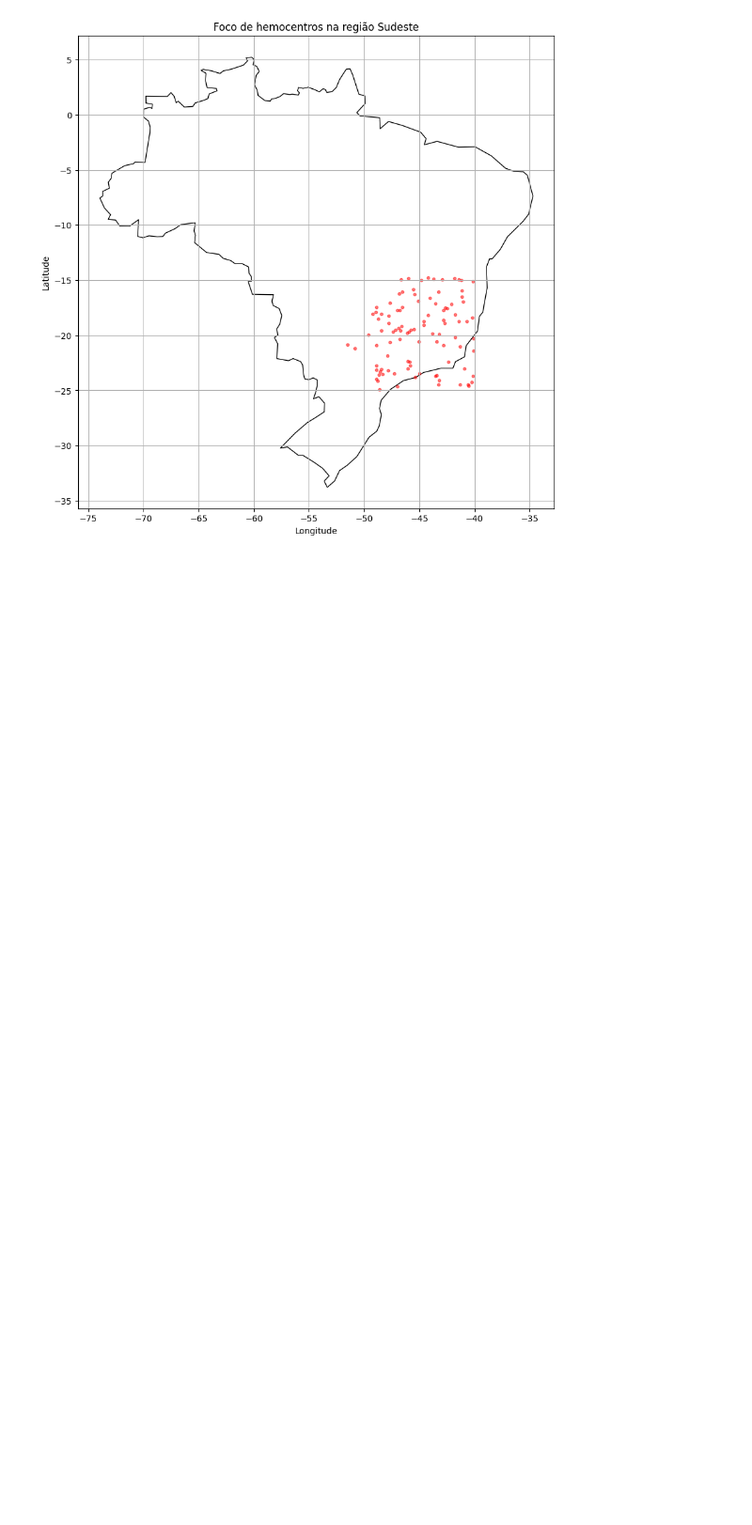
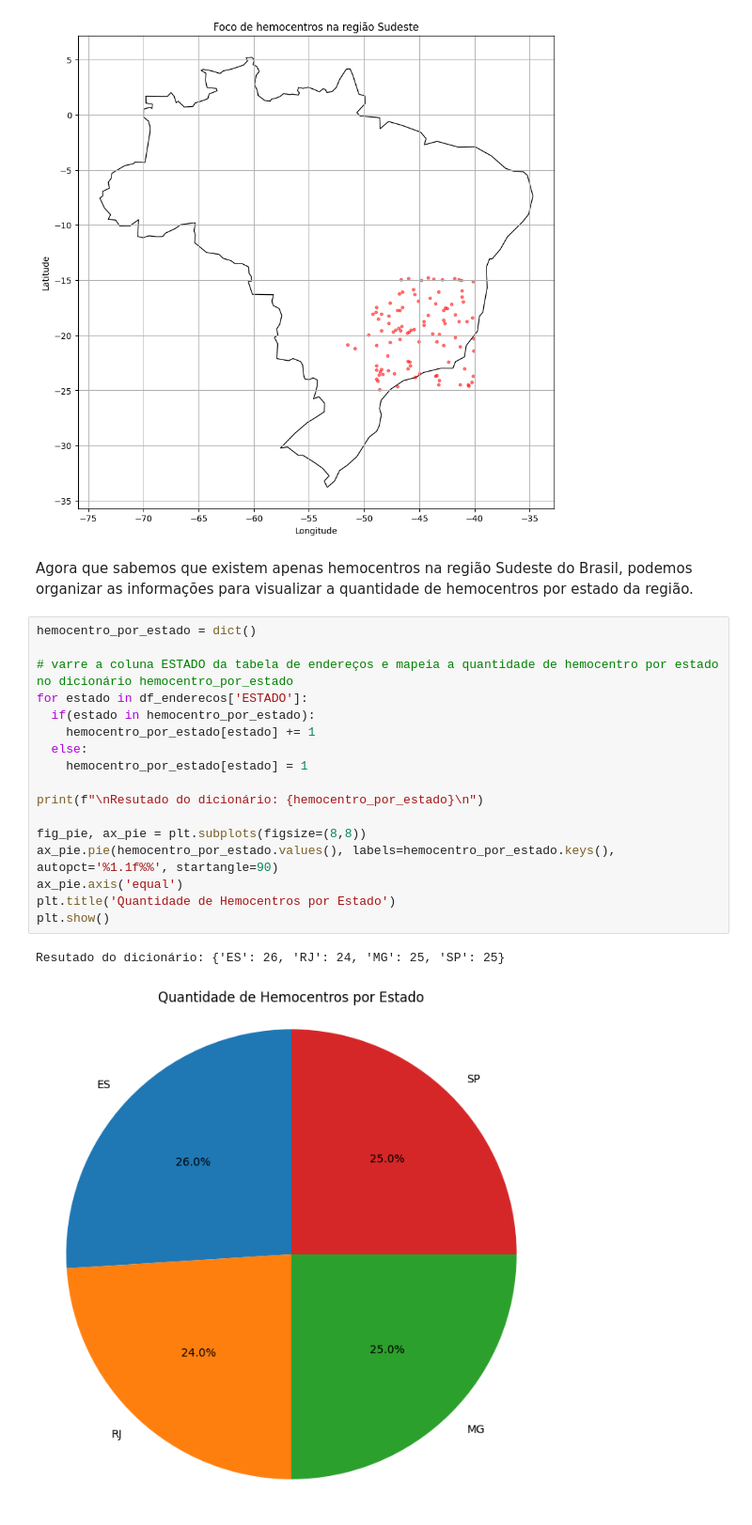
Before and after one commit to joao-montanari/banco-de-sangue, a Jupyter notebook: banco_de_sangue.ipynb, the cells around one changed output. Shown at 94% size. Saved outputs shown, nothing was run; the diff lists cells and outputs as text; blank space fills up the shorter version.

Commit message:
Update na sessão de Tabela pessoas

```diff
--- a/banco_de_sangue.ipynb
+++ b/banco_de_sangue.ipynb
@@ -114,3 +114,25 @@ plt.grid(True)
 plt.show()
 # %% [output]
 [figure]
+# %% [markdown]
+Agora que sabemos que existem apenas hemocentros na região Sudeste do Brasil, podemos organizar as informações para visualizar a quantidade de hemocentros por estado da região.
+# %%
+hemocentro_por_estado = dict()
+
+# varre a coluna ESTADO da tabela de endereços e mapeia a quantidade de hemocentro por estado no dicionário hemocentro_por_estado
+for estado in df_enderecos['ESTADO']:
+  if(estado in hemocentro_por_estado):
+    hemocentro_por_estado[estado] += 1
+  else:
+    hemocentro_por_estado[estado] = 1
+
+print(f"\nResutado do dicionário: {hemocentro_por_estado}\n")
+
+fig_pie, ax_pie = plt.subplots(figsize=(8,8))
+ax_pie.pie(hemocentro_por_estado.values(), labels=hemocentro_por_estado.keys(), autopct='%1.1f%%', startangle=90)
+ax_pie.axis('equal')
+plt.title('Quantidade de Hemocentros por Estado')
+plt.show()
+# %% [output]
+Resutado do dicionário: {'ES': 26, 'RJ': 24, 'MG': 25, 'SP': 25}
+[figure, added]
```
Also changed, not shown: parts of 6 cells of this notebook.
